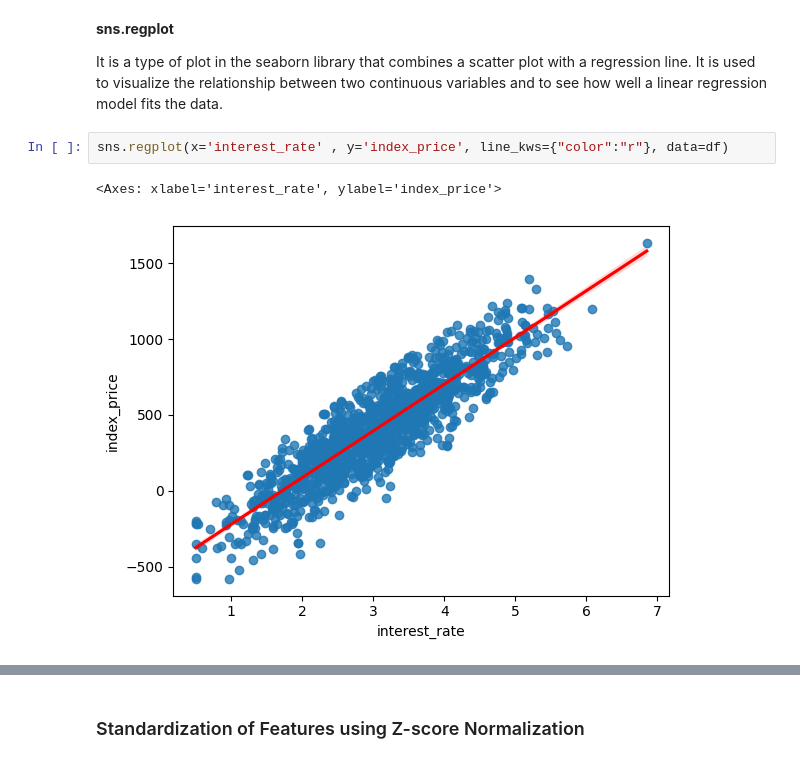
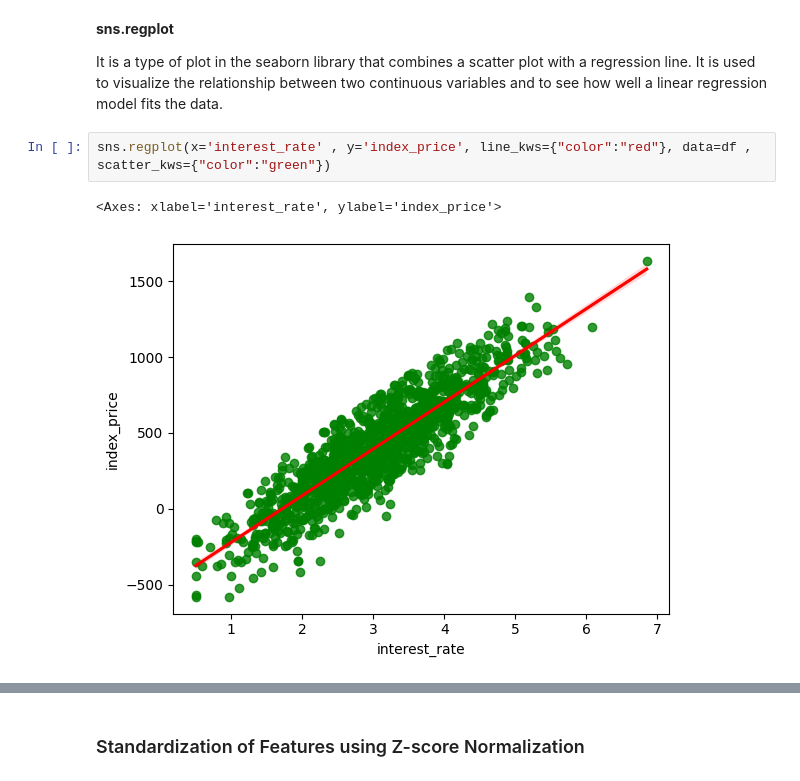
Before and after one commit to DevRitesh08/Machine-Learning-From-Scratch, a Jupyter notebook: Supervised ML/experiments/Multiple-Linear-Regression.ipynb, the cells around one changed output, grey strips where cells are left out. Cells and saved outputs as stored; diff of their text form.

```diff
--- a/Supervised ML/experiments/Multiple-Linear-Regression.ipynb
+++ b/Supervised ML/experiments/Multiple-Linear-Regression.ipynb
@@ -159,8 +159,8 @@ x_train , x_test , y_train , y_test = train_test_split(x , y , test_size=0.2 , r
 
 It is a type of plot in the seaborn library that combines a scatter plot with a regression line. It is used to visualize the relationship between two continuous variables and to see how well a linear regression model fits the data.
 # %%
-sns.regplot(x='interest_rate' , y='index_price', line_kws={"color":"r"}, data=df)
+sns.regplot(x='interest_rate' , y='index_price', line_kws={"color":"red"}, data=df , scatter_kws={"color":"green"})
 # %% [output]
 <Axes: xlabel='interest_rate', ylabel='index_price'>
-[figure, old version]
+[figure, new version]
 # %%
```
Also changed, not shown: parts of 5 cells of this notebook.
